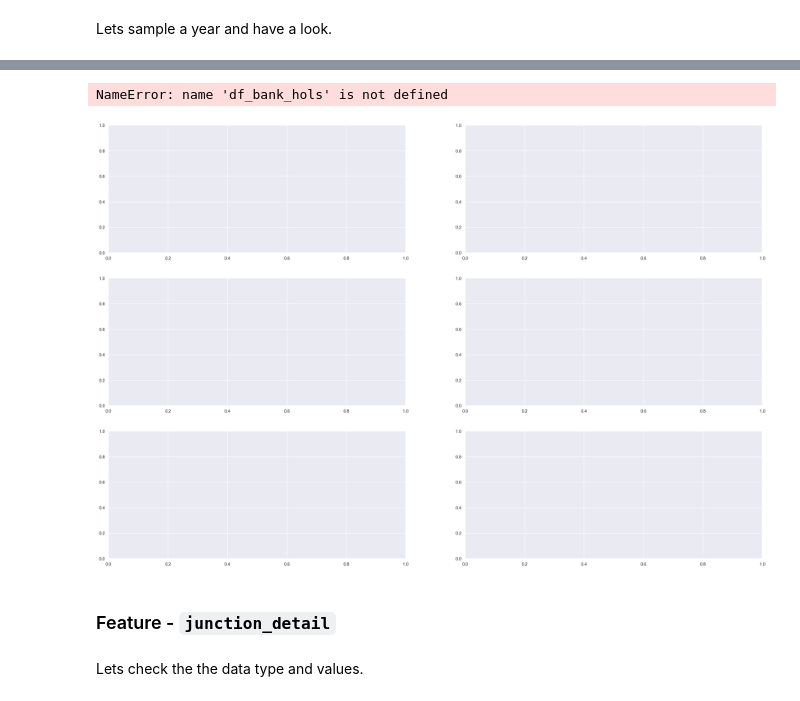
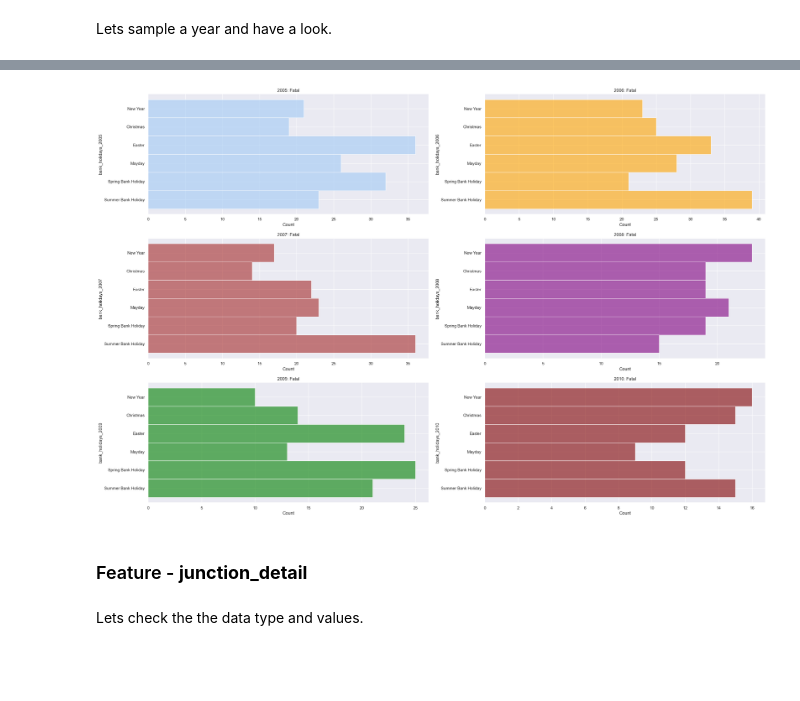
Before and after one commit to kmedri/-Omdena_Predicting_RTC_Severity_main, a Jupyter notebook: Group_1_Predicting_RTC_Severity/Predicting_RTC_Severity.ipynb, the cells around one changed output, grey strips where cells are left out. Drawn from its saved outputs; the diff is of its cells as text; code cells hidden in the pictures; blank space fills up the shorter version.

```diff
--- a/Group_1_Predicting_RTC_Severity/Predicting_RTC_Severity.ipynb
+++ b/Group_1_Predicting_RTC_Severity/Predicting_RTC_Severity.ipynb
@@ -1154,6 +1172,8 @@ df_accident.shape
 # %%
 df_accident.season = pd.Categorical(values=df_accident.season,
-                                    categories=['Winter', 'Spring', 'Summer', 'Autumn']
+                                    categories=['Winter', 'Spring',
+                                                'Summer', 'Autumn'
+                                                ]
                                     ) # Set the order for the column as you want
 df_accident.sort_values(['season'], inplace=True) # Sort the column
 
@@ -1415,42 +1401,41 @@ plt.show()
 # %%
 fig, ax = plt.subplots(3, 2, figsize=(30, 20))
 
 sns.histplot(df_bank_hols[df_bank_hols['accident_severity'] == 'Fatal'],
              y='bank_holidays_2005',
              alpha=0.6, bins=50, ax=ax[0, 0]
              ).set(title=f'2005: Fatal')
 
 sns.histplot(df_bank_hols[df_bank_hols["accident_severity"] == "Fatal"],
-             y='bank_holidays_2006', color='red',
+             y='bank_holidays_2006', color='orange',
              alpha=0.6, bins=50, ax=ax[0, 1]
              ).set(title=f'2006: Fatal')
 
 sns.histplot(df_bank_hols[df_bank_hols["accident_severity"] == "Fatal"],
-             y='bank_holidays_2007', color='red',
+             y='bank_holidays_2007', color='brown',
              alpha=0.6, bins=50, ax=ax[1, 0]
              ).set(title=f'2007: Fatal')
 
 sns.histplot(df_bank_hols[df_bank_hols["accident_severity"] == "Fatal"],
-             y='bank_holidays_2008', color='red',
+             y='bank_holidays_2008', color='purple',
              alpha=0.6, bins=50, ax=ax[1, 1]
              ).set(title=f'2008: Fatal')
 
 sns.histplot(df_bank_hols[df_bank_hols["accident_severity"] == "Fatal"],
-             y='bank_holidays_2009', color='red',
+             y='bank_holidays_2009', color='green',
              alpha=0.6, bins=50, ax=ax[2, 0]
              ).set(title=f'2009: Fatal')
 
 sns.histplot(df_bank_hols[df_bank_hols["accident_severity"] == "Fatal"],
-             y='bank_holidays_2010', color='red',
+             y='bank_holidays_2010', color='maroon',
              alpha=0.6, bins=50, ax=ax[2, 1]
              ).set(title=f'2010: Fatal')
 
 plt.show()  ## and plot
 # %% [output]
-NameError: name 'df_bank_hols' is not defined
-[figure, old version]
+[figure, new version]
 # %% [markdown]
-### Feature - `junction_detail`
+### Feature - **junction_detail**
 # %% [markdown]
 Lets check the the data type and values.
 # %%
```
Also changed, not shown: parts of 52 cells of this notebook, 1 other file.
